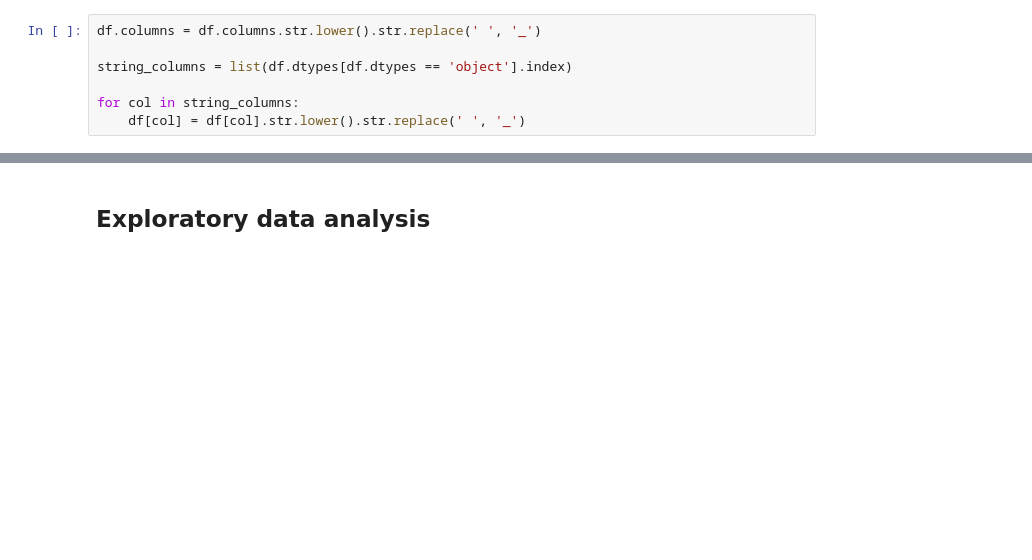
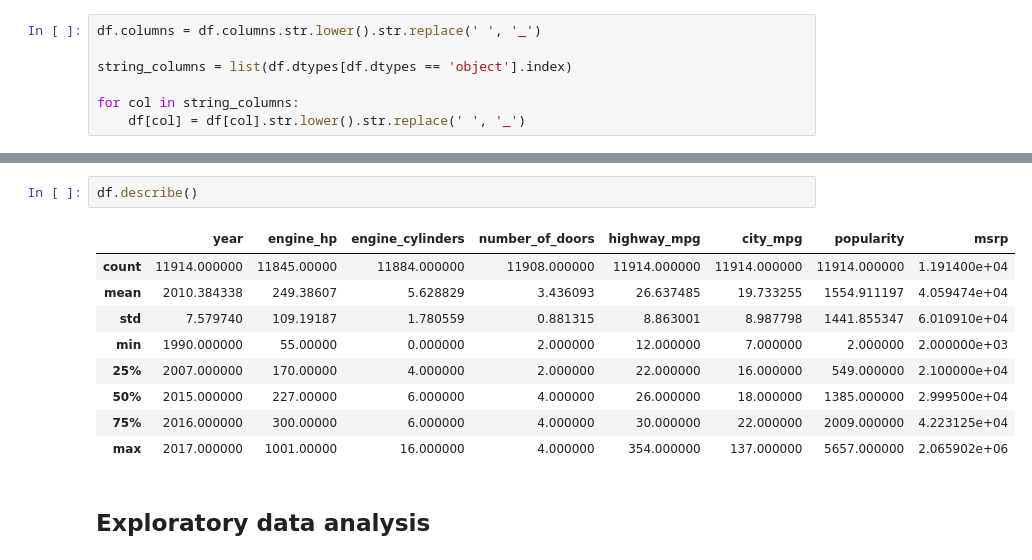
Before and after one commit to a7madmostafa/Learn-ML-by-Projects, a Jupyter notebook: Regression_Car_Price_Prediction.ipynb, the cells around one changed output, grey strips where cells are left out. Saved outputs shown, nothing was run; the diff lists cells and outputs as text; blank space fills up the shorter version.

```diff
--- a/Regression_Car_Price_Prediction.ipynb
+++ b/Regression_Car_Price_Prediction.ipynb
@@ -49,2 +100,14 @@ df.head()
+# %%
+df.describe()
+# %% [output]
+|  | year | engine_hp | engine_cylinders | number_of_doors | highway_mpg | city_mpg | popularity | msrp |
+| count | 11914.000000 | 11845.00000 | 11884.000000 | 11908.000000 | 11914.000000 | 11914.000000 | 11914.000000 | 1.191400e+04 |
+| mean | 2010.384338 | 249.38607 | 5.628829 | 3.436093 | 26.637485 | 19.733255 | 1554.911197 | 4.059474e+04 |
+| std | 7.579740 | 109.19187 | 1.780559 | 0.881315 | 8.863001 | 8.987798 | 1441.855347 | 6.010910e+04 |
+| min | 1990.000000 | 55.00000 | 0.000000 | 2.000000 | 12.000000 | 7.000000 | 2.000000 | 2.000000e+03 |
+| 25% | 2007.000000 | 170.00000 | 4.000000 | 2.000000 | 22.000000 | 16.000000 | 549.000000 | 2.100000e+04 |
+| 50% | 2015.000000 | 227.00000 | 6.000000 | 4.000000 | 26.000000 | 18.000000 | 1385.000000 | 2.999500e+04 |
+| 75% | 2016.000000 | 300.00000 | 6.000000 | 4.000000 | 30.000000 | 22.000000 | 2009.000000 | 4.223125e+04 |
+| max | 2017.000000 | 1001.00000 | 16.000000 | 4.000000 | 354.000000 | 137.000000 | 5657.000000 | 2.065902e+06 |
 # %% [markdown]
 ## Exploratory data analysis
```
Also changed, not shown: parts of 15 cells of this notebook.
